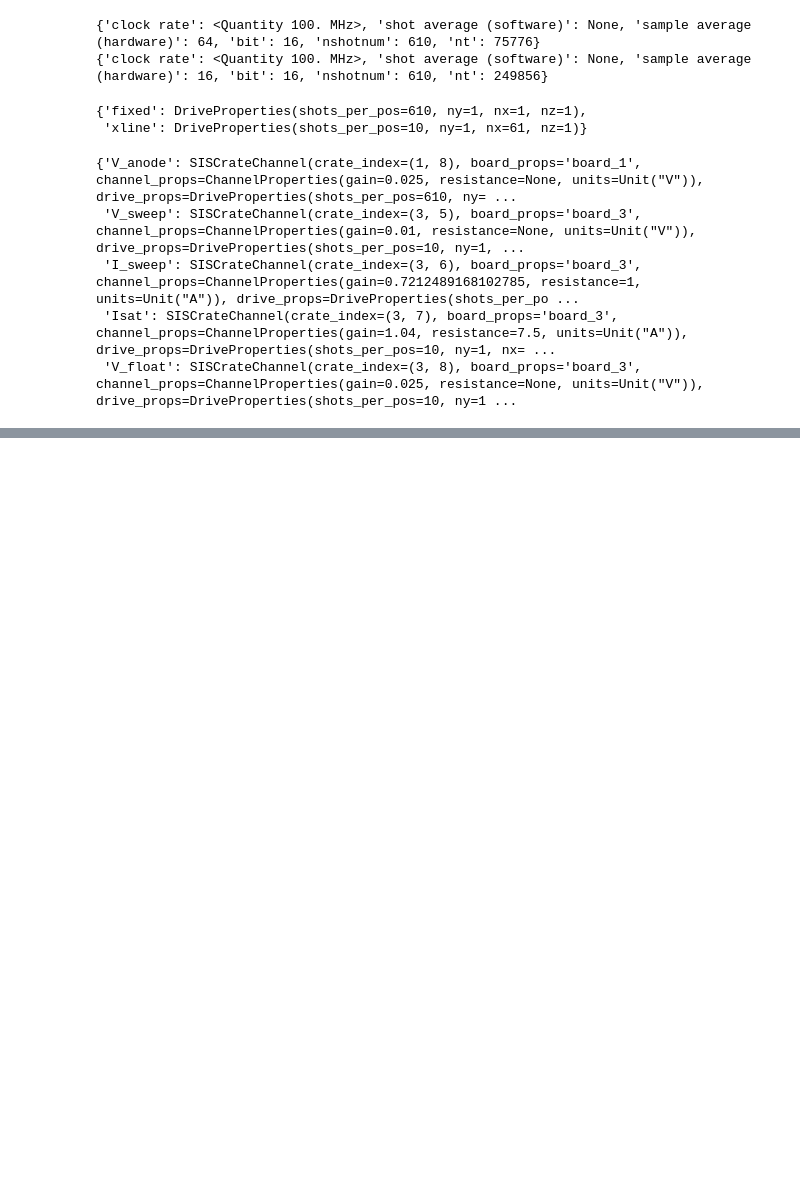
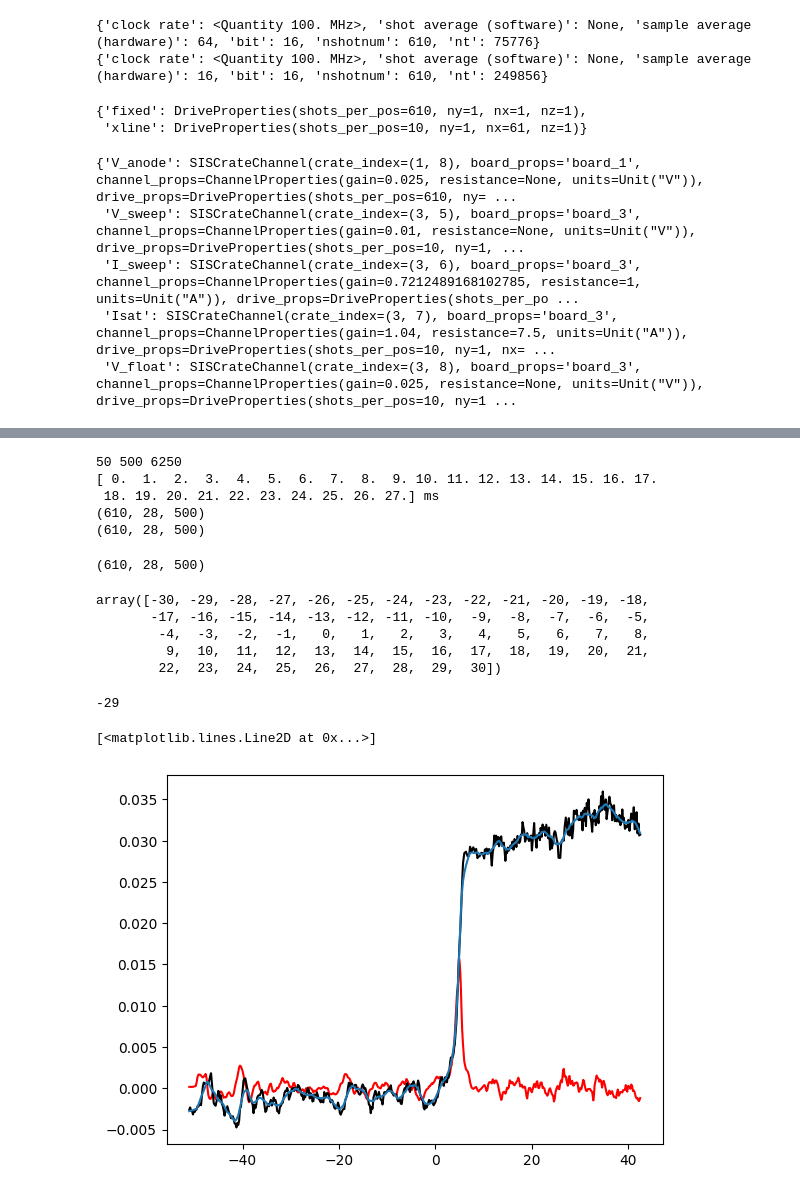
Before and after one commit to tlook19/BaPSF-Research, a Jupyter notebook: Untitled.ipynb, the cells around one changed output, grey strips where cells are left out. Cells and saved outputs as stored; diff of their text form; code cells hidden in the pictures; blank space fills up the shorter version.

```diff
--- a/Untitled.ipynb
+++ b/Untitled.ipynb
@@ -82,0 +84,41 @@ t_array.shape
+# %%
+v_slices, i_slices, ramp_times = sweeper.slice_sweeps(isweep, vsweep, t_array)
+# %% [output]
+50 500 6250
+[ 0.  1.  2.  3.  4.  5.  6.  7.  8.  9. 10. 11. 12. 13. 14. 15. 16. 17.
+ 18. 19. 20. 21. 22. 23. 24. 25. 26. 27.] ms
+(610, 28, 500)
+(610, 28, 500)
+# %%
+i_slices.shape
+# %% [output]
+(610, 28, 500)
+# %%
+v_slices = v_slices.reshape(61,10,28,500)
+i_slices = i_slices.reshape(61,10,28,500)
+# %%
+v_avg = np.mean(v_slices, axis = 1)
+i_avg = np.mean(i_slices, axis = 1)
+# %%
+xpos = np.arange(61)-30
+xpos
+# %% [output]
+array([-30, -29, -28, -27, -26, -25, -24, -23, -22, -21, -20, -19, -18,
+       -17, -16, -15, -14, -13, -12, -11, -10,  -9,  -8,  -7,  -6,  -5,
+        -4,  -3,  -2,  -1,   0,   1,   2,   3,   4,   5,   6,   7,   8,
+         9,  10,  11,  12,  13,  14,  15,  16,  17,  18,  19,  20,  21,
+        22,  23,  24,  25,  26,  27,  28,  29,  30])
+# %%
+t = 5
+pos = 1
+print(xpos[pos])
+shot = 6
+ivsm = sav_smooth(i_avg[pos,t,:], b = 50)
+ivgrad = np.gradient(ivsm,v_avg[pos,t,:])
+plt.plot(v_avg[pos,t], ivgrad, color="red")
+plt.plot(v_avg[pos,t,:], i_avg[pos,t,:], color = "black")
+plt.plot(v_avg[pos,t,:], ivsm)
+# %% [output]
+-29
+[<matplotlib.lines.Line2D at 0x...>]
+[figure, added]
```
Also changed, not shown: parts of 8 cells of this notebook, 6 other files.
